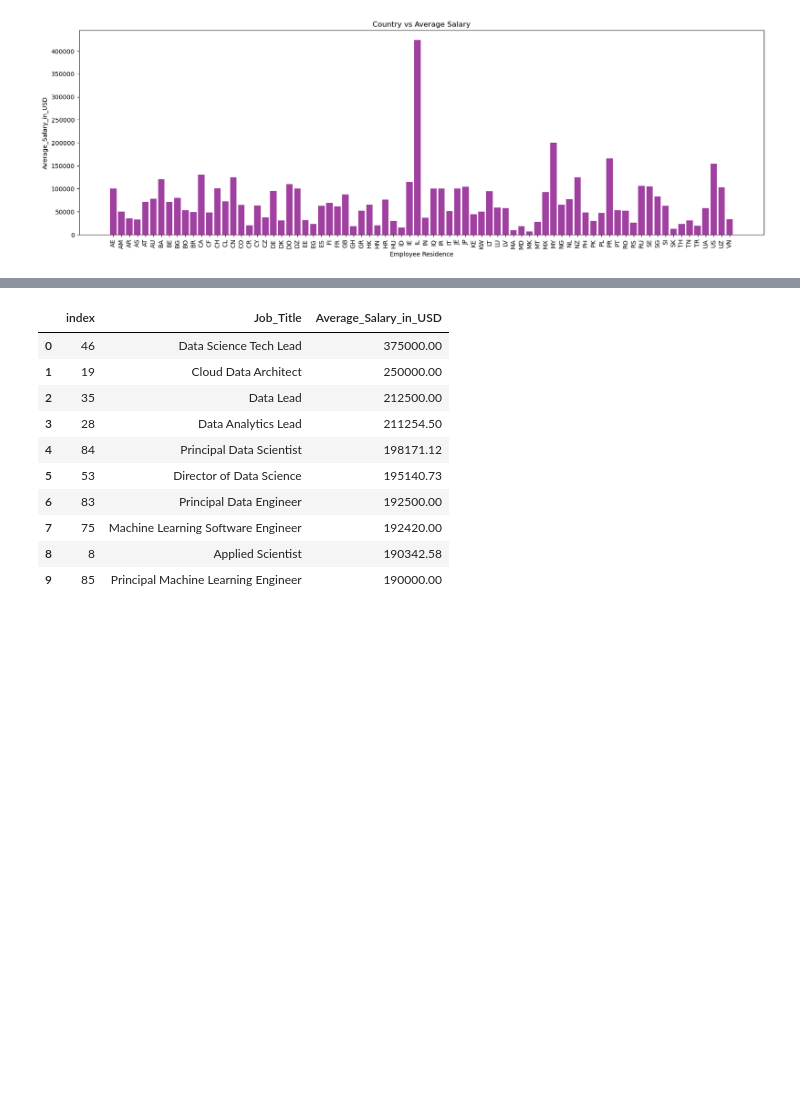
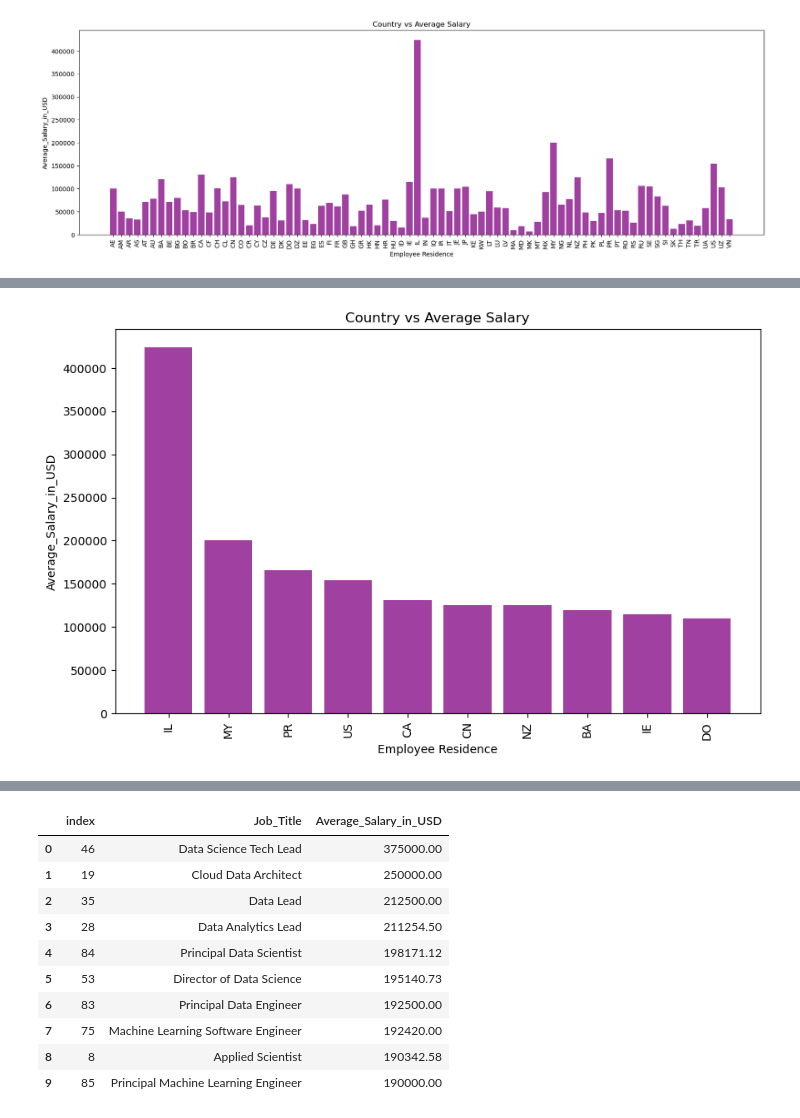
Before and after one commit to garimac12/project_acai, a Jupyter notebook: Project_AH.ipynb, the cells around one changed output, grey strips where cells are left out. Cells and saved outputs as stored; diff of their text form; code cells hidden in the pictures; blank space fills up the shorter version.

```diff
--- a/Project_AH.ipynb
+++ b/Project_AH.ipynb
@@ -201,0 +172,3 @@ plt.show()
+# %%
+top_ten_countries = average_salary_by_country.nlargest(10, "Average_Salary_in_USD").reset_index()
+top_ten_countries
@@ -201,0 +187,10 @@ plt.show()
+# %%
+fig = plt.figure(figsize = (10,6))
+plt.bar(top_ten_countries["employee_residence"], top_ten_countries["Average_Salary_in_USD"],color ='purple',alpha=0.75)
+plt.xlabel("Employee Residence")
+plt.ylabel("Average_Salary_in_USD")
+plt.title("Country vs Average Salary")
+plt.xticks(rotation=90)
+plt.show()
+# %% [output]
+[figure, added]
```
Also changed, not shown: parts of 19 cells of this notebook.
